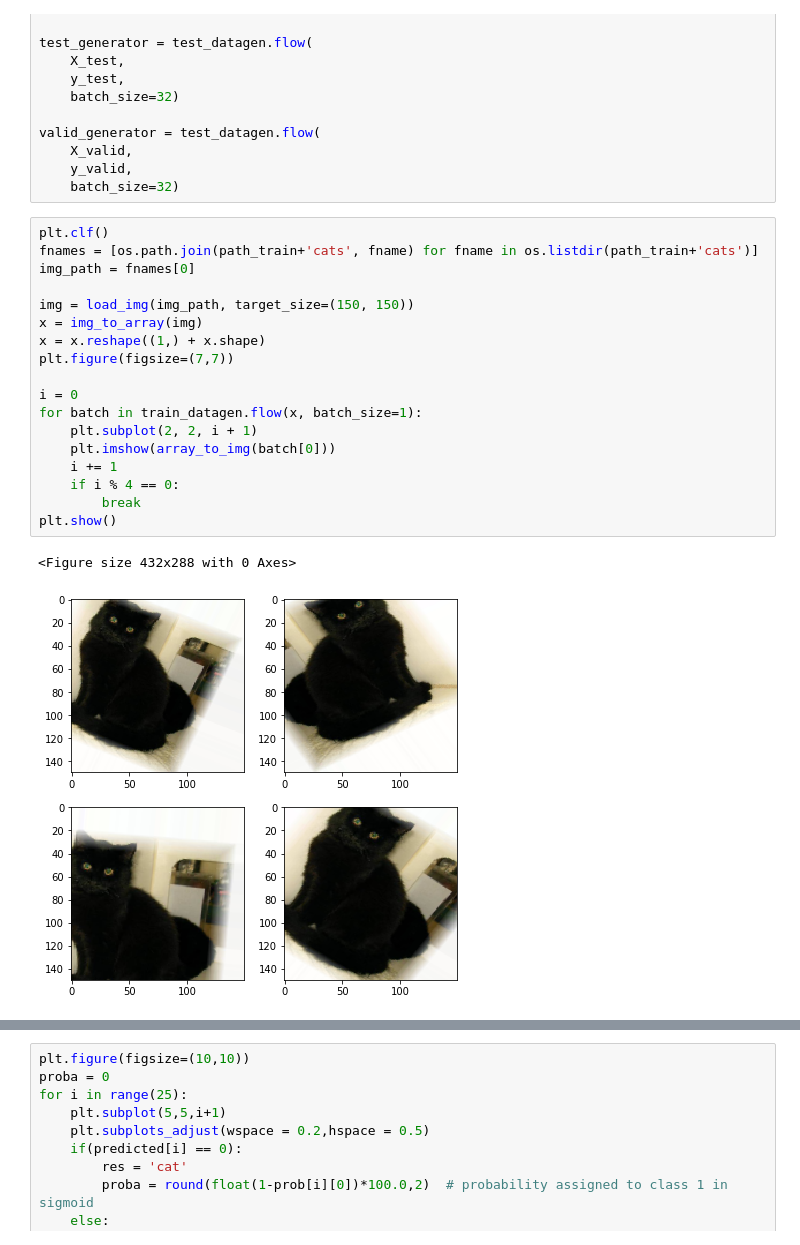
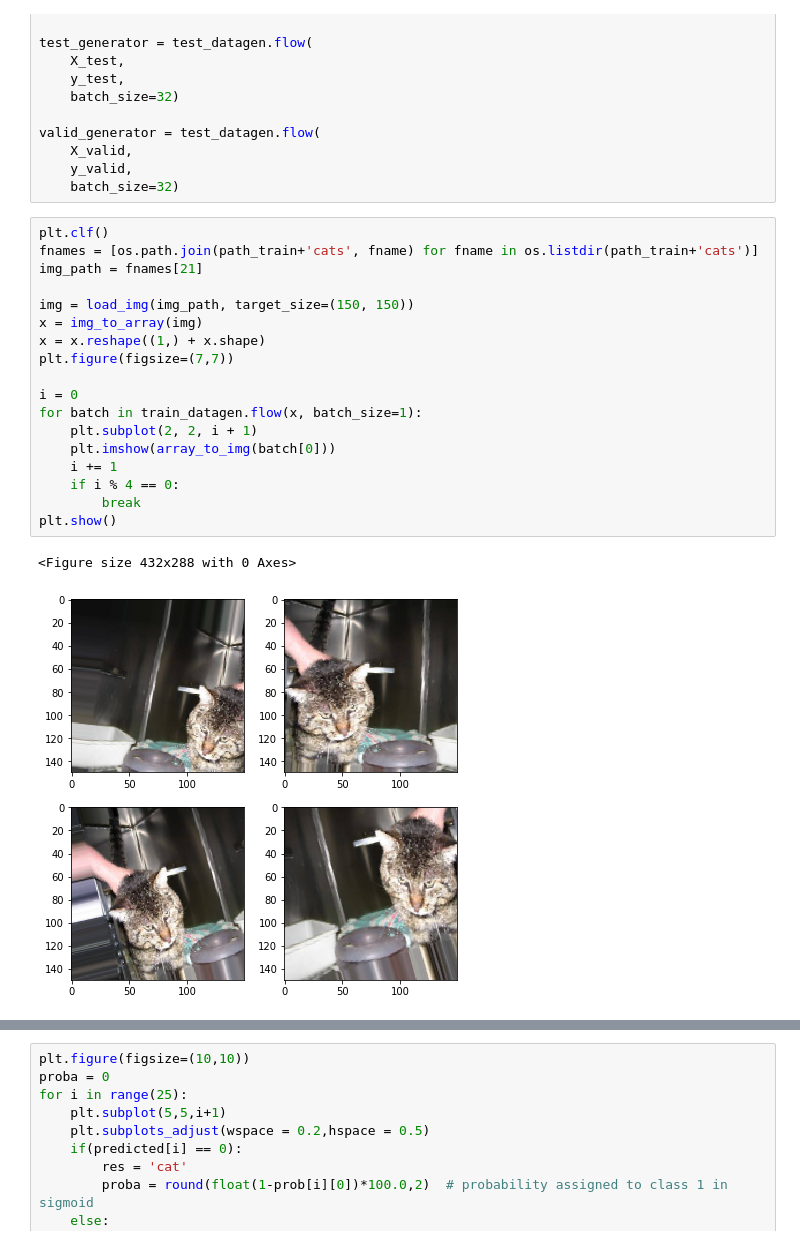
Before and after one commit to PattarapornH/cats-dogs-classifier, a Jupyter notebook: cats_dogs_classifier.ipynb, the cells around one changed output, grey strips where cells are left out. Cells and saved outputs as stored; diff of their text form.

```diff
--- a/cats_dogs_classifier.ipynb
+++ b/cats_dogs_classifier.ipynb
@@ -248,24 +257,24 @@ valid_generator = test_datagen.flow(
 # %%
 plt.clf()
 fnames = [os.path.join(path_train+'cats', fname) for fname in os.listdir(path_train+'cats')]
-img_path = fnames[0]
+img_path = fnames[21]
 
 img = load_img(img_path, target_size=(150, 150))
 x = img_to_array(img)
 x = x.reshape((1,) + x.shape)
 plt.figure(figsize=(7,7))
 
 i = 0
 for batch in train_datagen.flow(x, batch_size=1):
     plt.subplot(2, 2, i + 1)
     plt.imshow(array_to_img(batch[0]))
     i += 1
     if i % 4 == 0:
         break
 plt.show()
 # %% [output]
 <Figure size 432x288 with 0 Axes>
-[figure, old version]
+[figure, new version]
 # %%
 # Init CNN
 model = Sequential()
```
Also changed, not shown: parts of 24 cells of this notebook.
